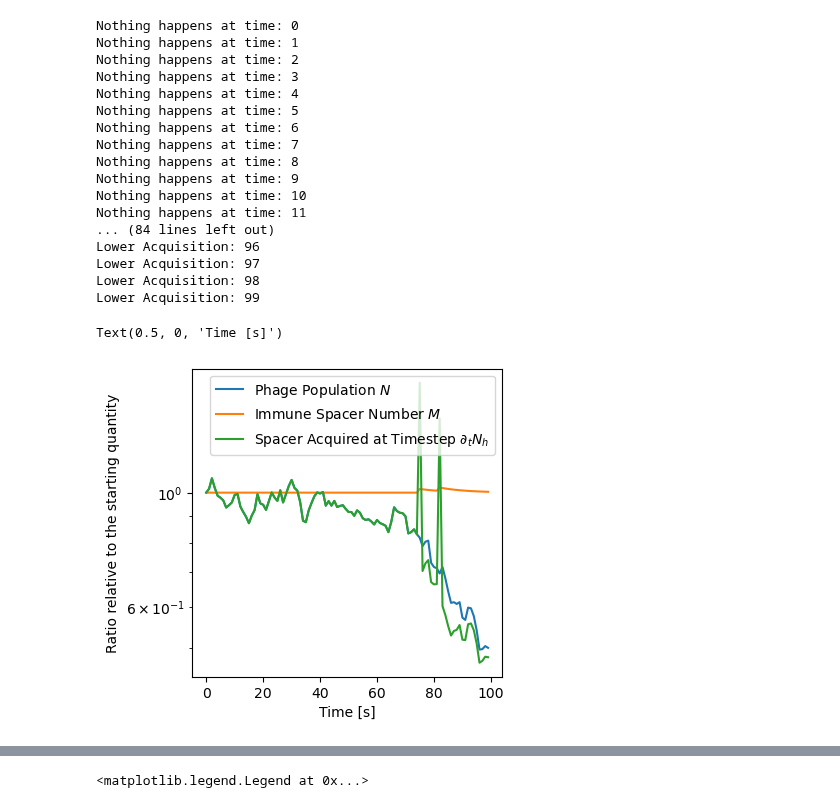
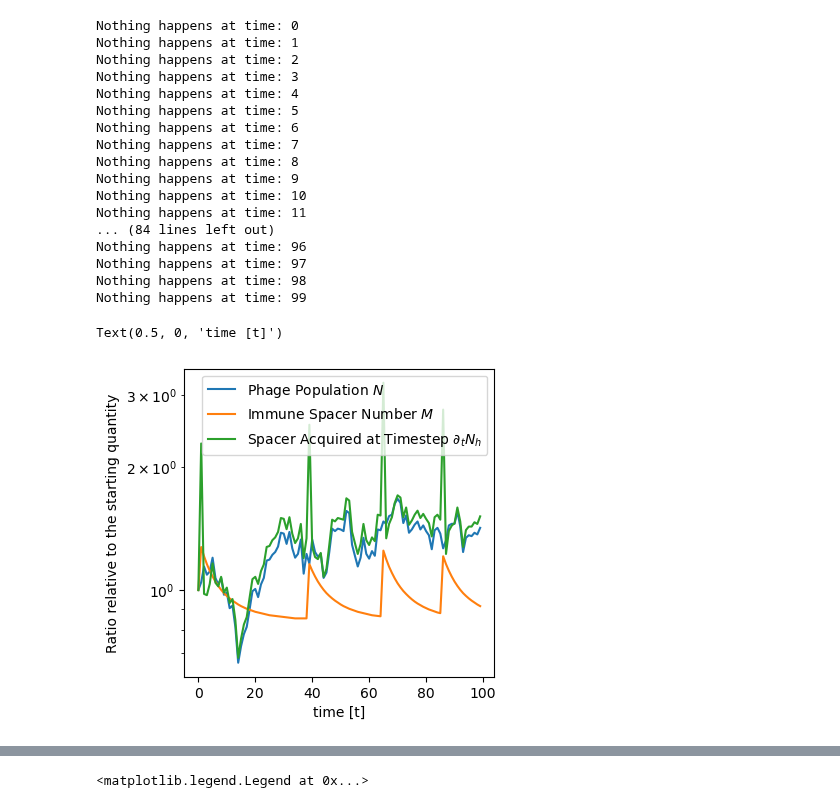
Before and after one commit to zhizhang1445/CRISPR_Sim, a Jupyter notebook: Unittest/HGTevents.ipynb, the cells around one changed output, grey strips where cells are left out. Saved outputs shown, nothing was run; the diff lists cells and outputs as text; code cells hidden in the pictures.

```diff
--- a/Unittest/HGTevents.ipynb
+++ b/Unittest/HGTevents.ipynb
@@ -19,8 +19,8 @@ from tqdm import tqdm, tqdm_notebook
 %run ../Scripts/mutation.py
 # %%
 params = { #parameters relevant for the equations
-    "Nh":                  10000,
-    "N0":                   1000, #This Will be updated by self-consitent solution
+    "Nh":                  100,
+    "N0":                  100, #This Will be updated by self-consitent solution
     "R0":                    100,
     "M0":                      5, #Also L, total number of spacers
     "mu":                   0.01, #mutation rate
@@ -30,10 +30,10 @@ params = { #parameters relevant for the equations
     "h":                       4, #coordination coeff
     "r":                    2000, #cross-reactivity kernel
     "beta":                 0.000,
-    "rate_HGT":              1/20,
-    "HGT_bonus_acq_ratio":      1,
-    "HGT_type":                 0,
-    "rate_recovery":          0.1,
+    "rate_HGT":                 0,
+    "HGT_bonus_acq_ratio":      2,
+    "HGT_type":                 1,
+    "rate_recovery":          0.05,
 }
 sim_params = { #parameters relevant for the simulation (including Inital Valuess)
     "continue":                 False, #DO NOT CREATE ARBITRARY FOLDERS ONLY FOR TESTS
@@ -64,6 +65,7 @@ sim_params["time_next_event"] = get_time_next_HGT(t, params, sim_params)
 N_data = []
 Nh_data = []
 to_add_data = []
+to_remove_data = []
 time = []
 
 while(t < sim_params["tf"]):
@@ -83,6 +85,7 @@ while(t < sim_params["tf"]):
     Nh_data.append(np.sum(nh))
     N_data.append(np.sum(n))
     to_add_data.append(num_to_add)
+    to_remove_data.append(num_to_remove)
 
     t += sim_params["dt"]
 # %% [output]
@@ -99,19 +102,19 @@ Nothing happens at time: 9
 Nothing happens at time: 10
 Nothing happens at time: 11
 ... (84 lines left out)
-Lower Acquisition: 96
-Lower Acquisition: 97
-Lower Acquisition: 98
-Lower Acquisition: 99
+Nothing happens at time: 96
+Nothing happens at time: 97
+Nothing happens at time: 98
+Nothing happens at time: 99
 # %%
 plt.figure(figsize=[4, 4])
 plt.plot(time, N_data/N_data[0], label = r"Phage Population $N$")
 plt.plot(time, Nh_data/Nh_data[0], label = r"Immune Spacer Number $M$")
 plt.plot(time, to_add_data/to_add_data[0], label = r"Spacer Acquired at Timestep $\partial_t N_h$")
 plt.yscale("log")
 plt.legend()
 plt.ylabel("Ratio relative to the starting quantity")
-plt.xlabel("Time [s]")
+plt.xlabel("time [t]")
 # %% [output]
-Text(0.5, 0, 'Time [s]')
+Text(0.5, 0, 'time [t]')
-[figure, old version]
+[figure, new version]
```
Also changed, not shown: parts of 11 cells of this notebook, 6 other files.
